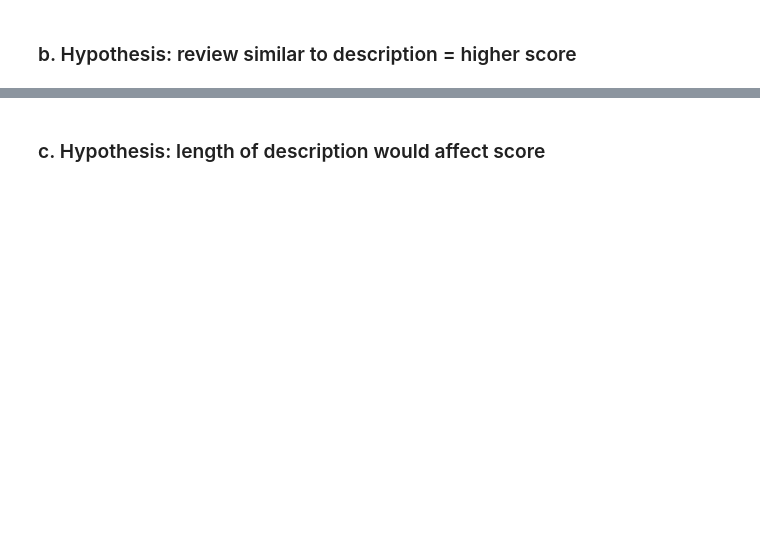
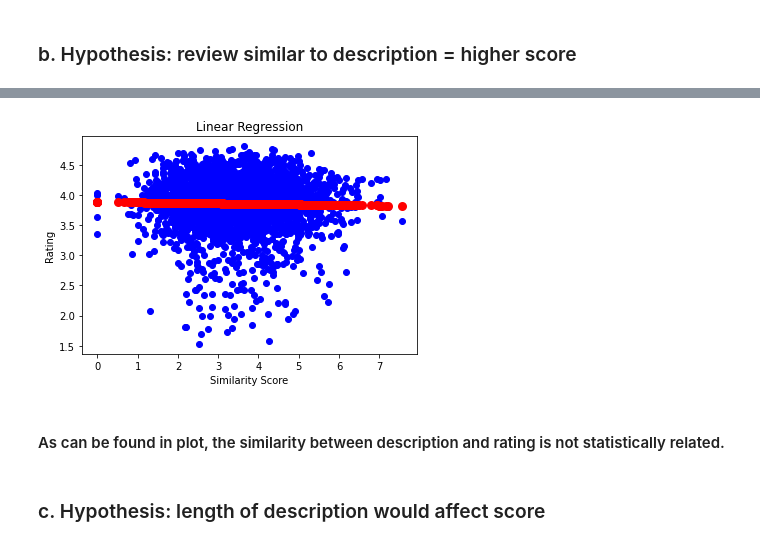
Before and after one commit to happysoymilk/beer_data_analysis, a Jupyter notebook: aml-fcp.ipynb, the cells around one changed output, grey strips where cells are left out. Saved outputs shown, nothing was run; the diff lists cells and outputs as text; code cells hidden in the pictures; blank space fills up the shorter version.

```diff
--- a/aml-fcp.ipynb
+++ b/aml-fcp.ipynb
@@ -517,2 +616,14 @@ The higher the similarity, the more similar the business description and custome
+# %%
+# plot the linear regression
+plt.scatter(X, y, color='blue')
+plt.scatter(X, reg.predict(X), color='red', linewidth=3)
+plt.xlabel('Similarity Score')
+plt.ylabel('Rating')
+plt.title('Linear Regression')
+plt.show()
+# %% [output]
+[figure, added]
+# %% [markdown]
+#### As can be found in plot, the similarity between description and rating is not statistically related.
 # %% [markdown]
 ### c. Hypothesis: length of description would affect score
```
Also changed, not shown: parts of 16 cells of this notebook.
